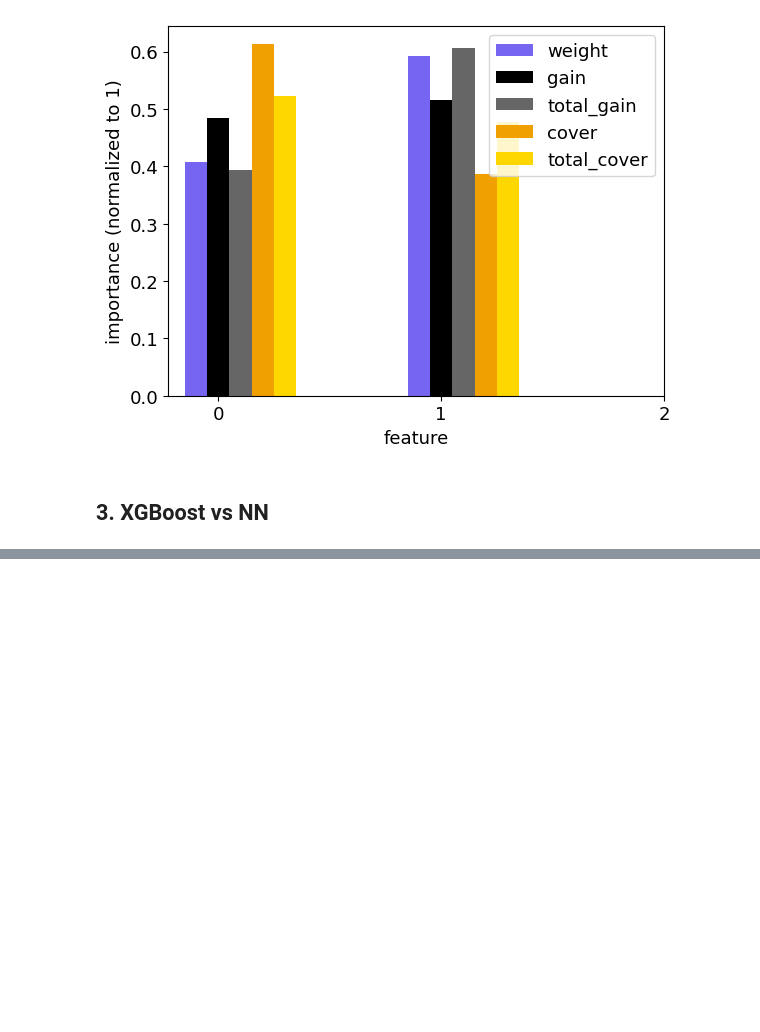
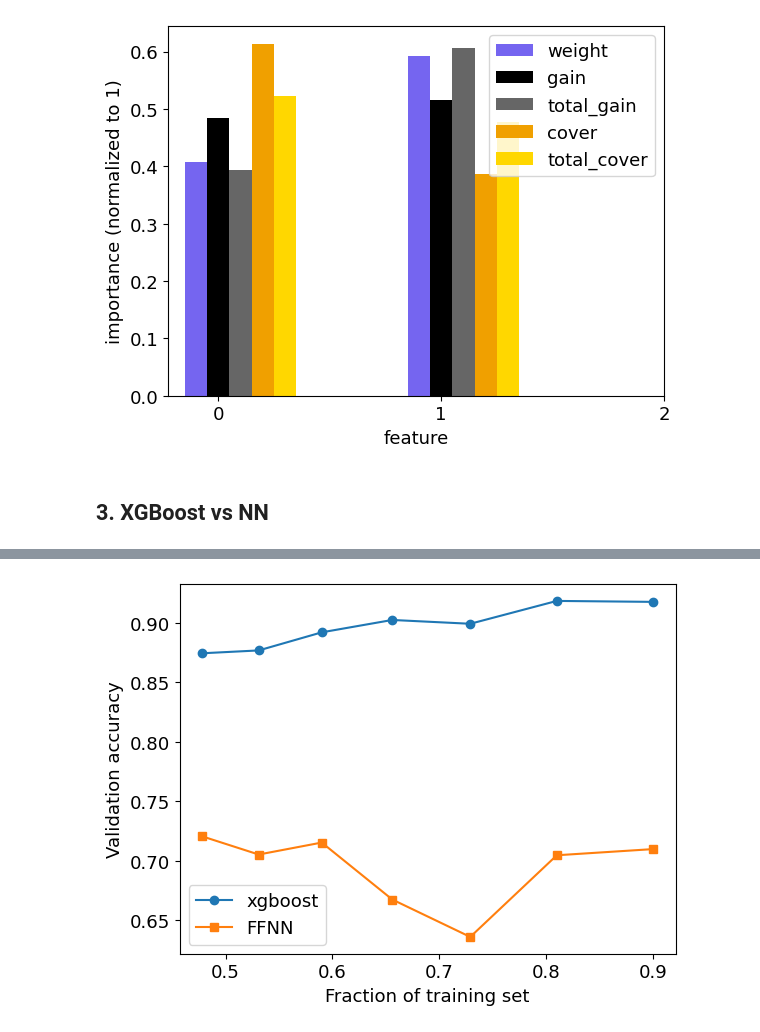
Before and after one commit to BelliLuigi/LCP-B, a Jupyter notebook: ex4/xgb_class_25.ipynb, the cells around one changed output, grey strips where cells are left out. Saved outputs shown, nothing was run; the diff lists cells and outputs as text; code cells hidden in the pictures; blank space fills up the shorter version.

```diff
--- a/ex4/xgb_class_25.ipynb
+++ b/ex4/xgb_class_25.ipynb
@@ -105,6 +101,7 @@ def classify(clf=GradientBoostingClassifier(),show=True):
     y_hat = clf.predict(x_test)
 
     print("errors: {:.2f}%   Accuracy={:.3f}".format(100*(1-clf.score(x_test, y_test)),clf.score(x_test, y_test)))
+
 
     S=2 ### Watch out
     dx = 0.02 ## also this
@@ -135,6 +132,7 @@ def classify(clf=GradientBoostingClassifier(),show=True):
             plot_tree(clf, num_trees=i, ax=ax)
         fig.savefig("DATA/tree-classif.png", dpi=400, pad_inches=0.02)
         plt.show()
+    return clf.score(x_test, y_test)
 # %% [markdown]
 ### Classify
 If the “objective” hyperparameter is left unspecified, XGBClassifier looks at the data and chooses automatically the loss functions and the evaluation metrics (--> WARNING)
@@ -663,0 +772,12 @@ NameError: name 'models' is not defined
+# %%
+x_range = [round(0.9 ** i, 3) for i in range(1, 8)]
+
+plt.plot(x_range, accuracy_values, marker='o', label='xgboost')
+plt.plot(x_range, NN_accuracies_values, marker='s', label='FFNN')
+plt.xlabel('Fraction of training set')
+plt.ylabel('Validation accuracy')
+plt.legend()
+plt.show()
+plt.close()
+# %% [output]
+[figure, added]
```
Also changed, not shown: parts of 12 cells of this notebook, 2 other files.
